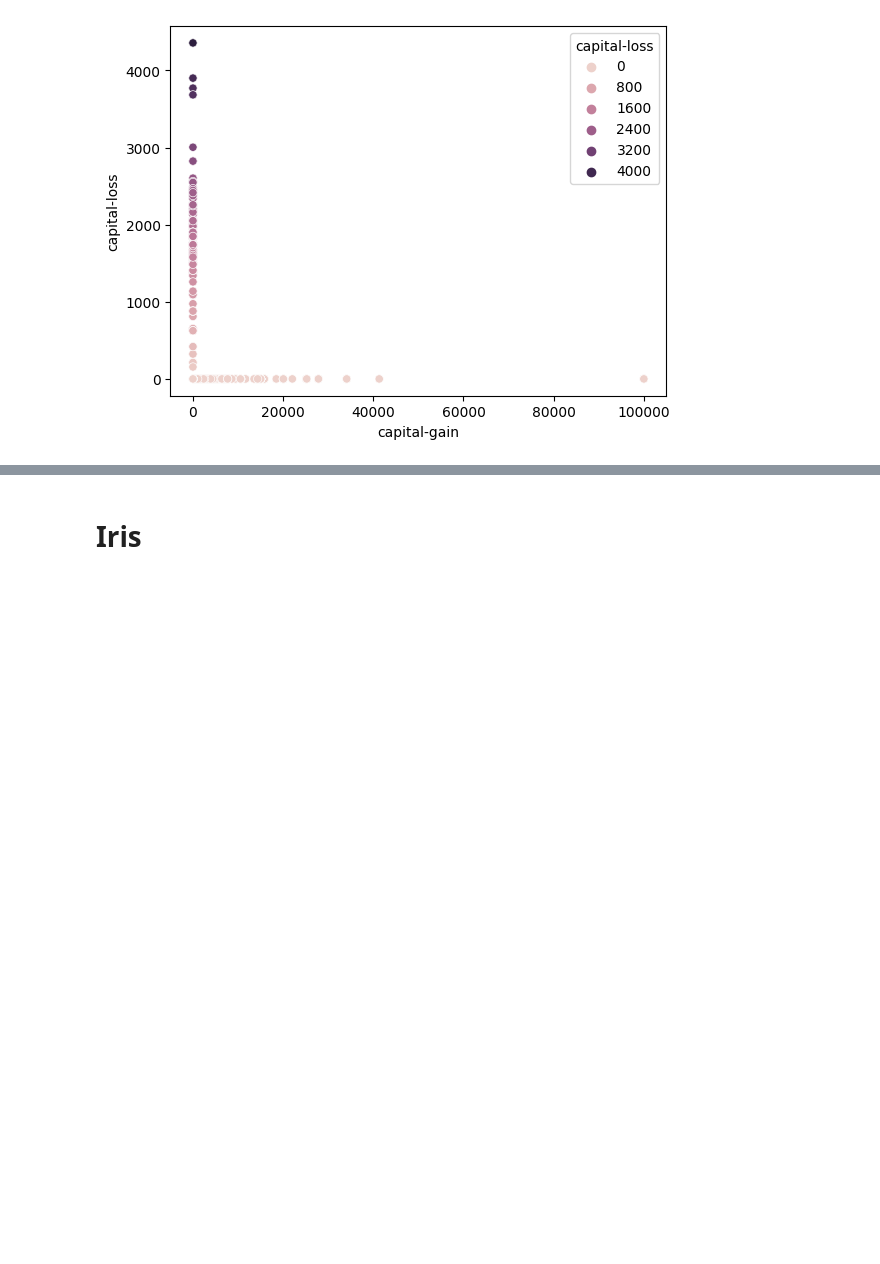
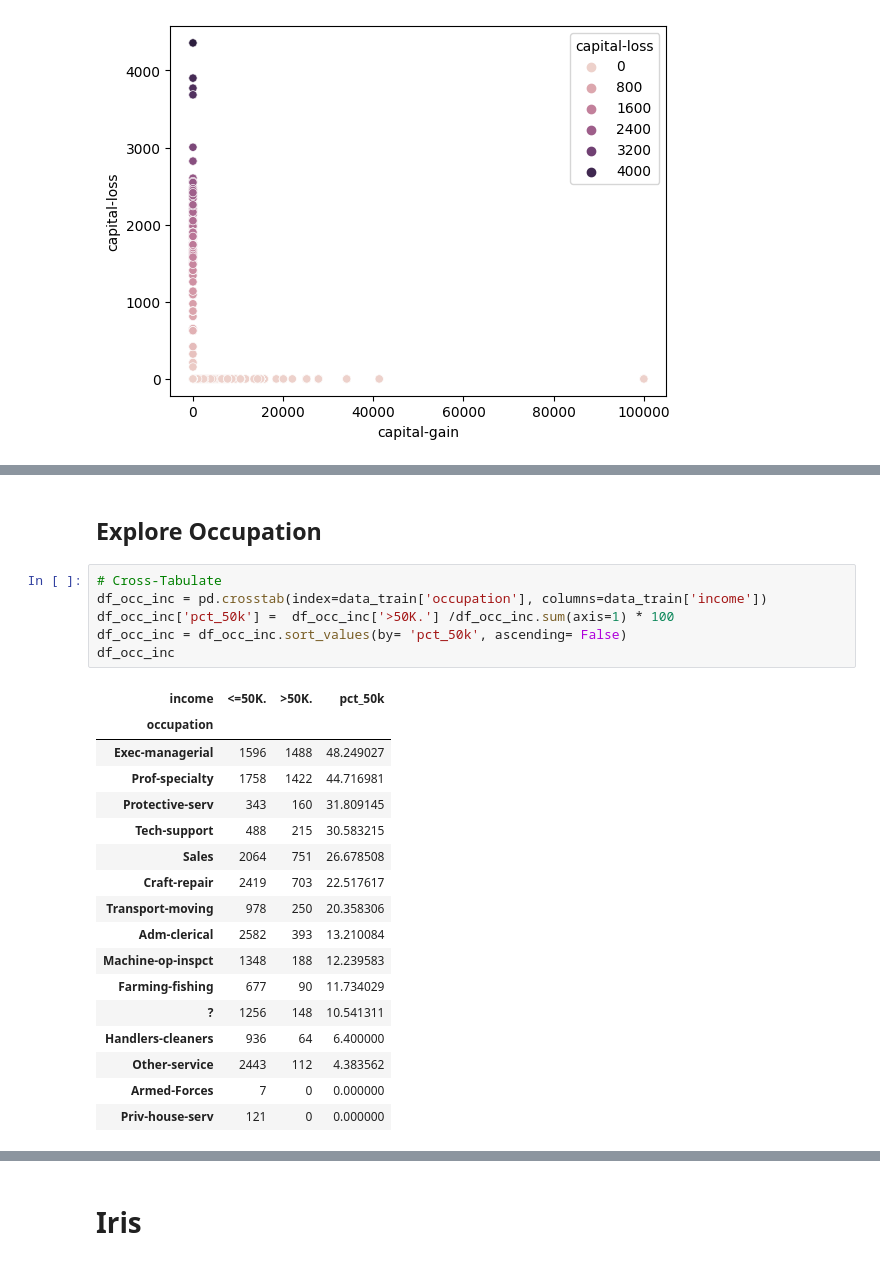
Before and after one commit to eric-pding/RSM8413_Group_Assignment_1, a Jupyter notebook: RSM8413_Group_Assignment_3.ipynb, the cells around one changed output, grey strips where cells are left out. Cells and saved outputs as stored; diff of their text form; blank space fills up the shorter version.

```diff
--- a/RSM8413_Group_Assignment_3.ipynb
+++ b/RSM8413_Group_Assignment_3.ipynb
@@ -298,0 +406,26 @@ print(mod_accuracy)
+# %% [markdown]
+## Explore Occupation
+# %%
+# Cross-Tabulate
+df_occ_inc = pd.crosstab(index=data_train['occupation'], columns=data_train['income'])
+df_occ_inc['pct_50k'] =  df_occ_inc['>50K.'] /df_occ_inc.sum(axis=1) * 100
+df_occ_inc = df_occ_inc.sort_values(by= 'pct_50k', ascending= False)
+df_occ_inc
+# %% [output]
+| income | <=50K. | >50K. | pct_50k |
+| occupation |  |  |  |
+| Exec-managerial | 1596 | 1488 | 48.249027 |
+| Prof-specialty | 1758 | 1422 | 44.716981 |
+| Protective-serv | 343 | 160 | 31.809145 |
+| Tech-support | 488 | 215 | 30.583215 |
+| Sales | 2064 | 751 | 26.678508 |
+| Craft-repair | 2419 | 703 | 22.517617 |
+| Transport-moving | 978 | 250 | 20.358306 |
+| Adm-clerical | 2582 | 393 | 13.210084 |
+| Machine-op-inspct | 1348 | 188 | 12.239583 |
+| Farming-fishing | 677 | 90 | 11.734029 |
+| ? | 1256 | 148 | 10.541311 |
+| Handlers-cleaners | 936 | 64 | 6.400000 |
+| Other-service | 2443 | 112 | 4.383562 |
+| Armed-Forces | 7 | 0 | 0.000000 |
+| Priv-house-serv | 121 | 0 | 0.000000 |
```
Also changed, not shown: parts of 38 cells of this notebook.
